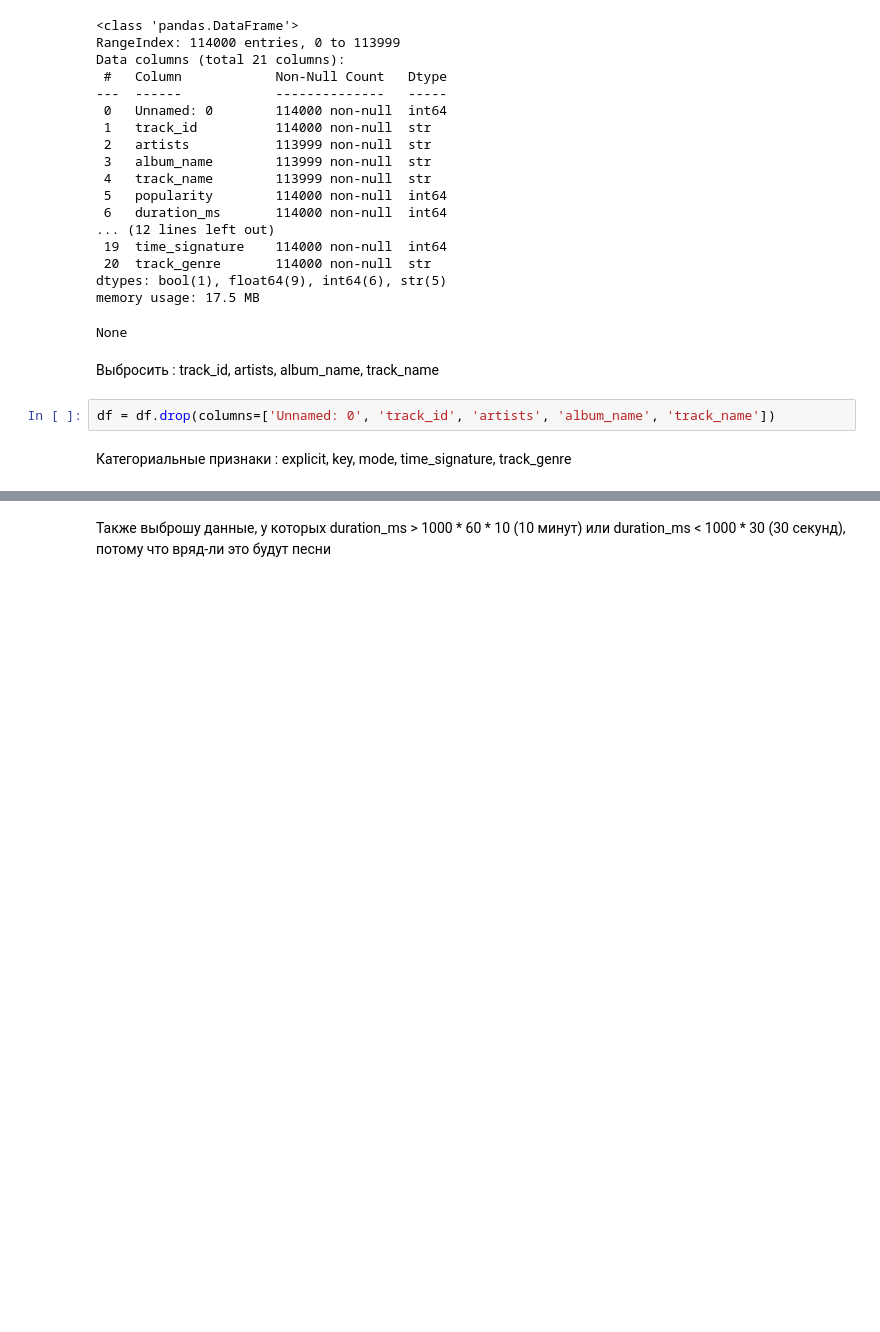
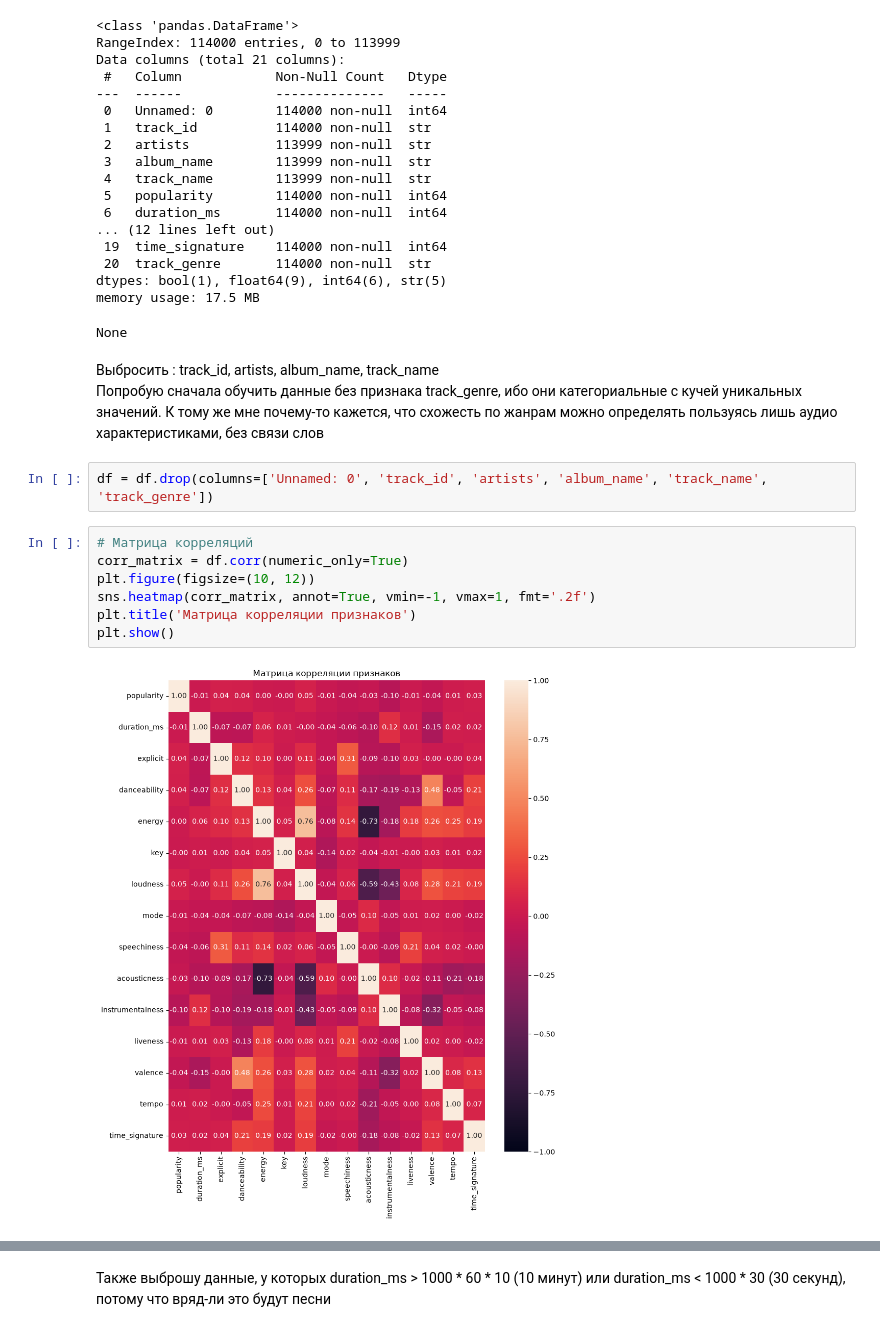
Before and after one commit to cardinaler/spotify-tracks-knn-recommender, a Jupyter notebook: notebooks/spotify_data_eda.ipynb, the cells around one changed output, grey strips where cells are left out. Drawn from its saved outputs; the diff is of its cells as text; blank space fills up the shorter version.

```diff
--- a/notebooks/spotify_data_eda.ipynb
+++ b/notebooks/spotify_data_eda.ipynb
@@ -44,11 +44,19 @@ dtypes: bool(1), float64(9), int64(6), str(5)
 memory usage: 17.5 MB
 None
 # %% [markdown]
-Выбросить : track_id, artists, album_name, track_name
+Выбросить : track_id, artists, album_name, track_name \
+Попробую сначала обучить данные без признака track_genre, ибо они категориальные с кучей уникальных значений. К тому же мне почему-то кажется, что схожесть по жанрам можно определять пользуясь лишь аудио характеристиками, без связи слов
 # %%
-df = df.drop(columns=['Unnamed: 0', 'track_id', 'artists', 'album_name', 'track_name'])
+df = df.drop(columns=['Unnamed: 0', 'track_id', 'artists', 'album_name', 'track_name', 'track_genre'])
-# %% [markdown]
-Категориальные признаки : explicit, key, mode, time_signature, track_genre
+# %%
+# Матрица корреляций
+corr_matrix = df.corr(numeric_only=True)
+plt.figure(figsize=(10, 12))
+sns.heatmap(corr_matrix, annot=True, vmin=-1, vmax=1, fmt='.2f')
+plt.title('Матрица корреляции признаков')
+plt.show()
+# %% [output]
+[figure, added]
 # %%
 display(df.nunique())
 display(df.info())
```
Also changed, not shown: parts of 12 cells of this notebook.
